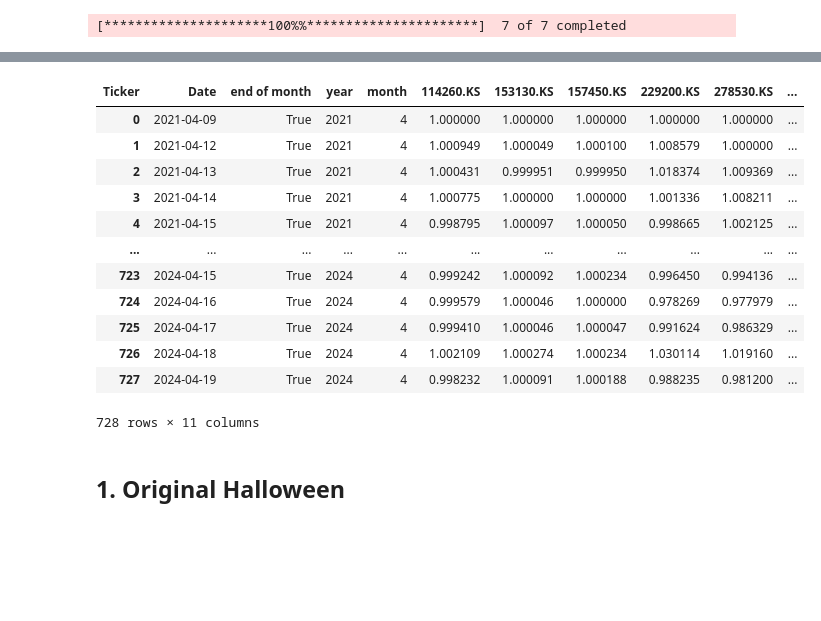
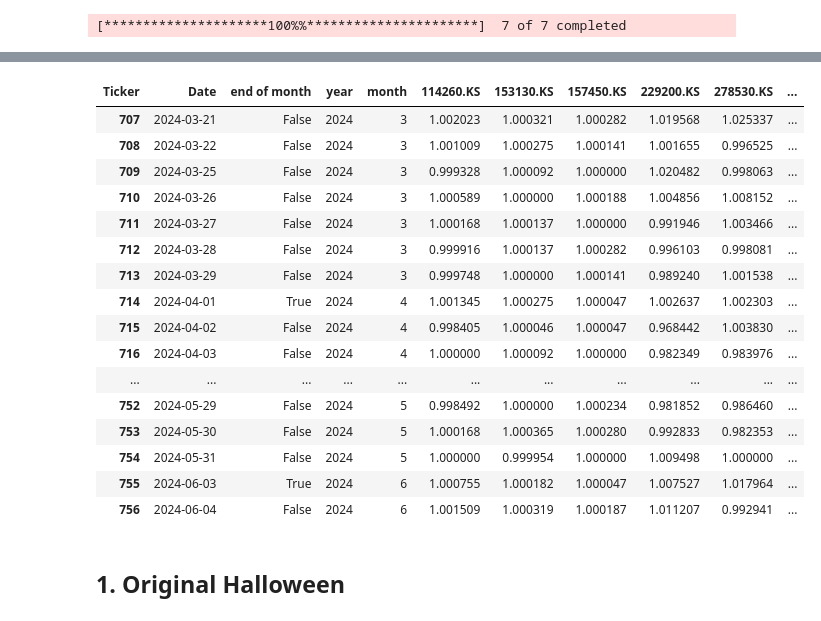
Before and after one commit to kangokseo/cqralgo, a Jupyter notebook: portfolio/utilis/Halloween_Korea.ipynb, the cells around one changed output, grey strips where cells are left out. Drawn from its saved outputs; the diff is of its cells as text; code cells hidden in the pictures; blank space fills up the shorter version.

```diff
--- a/portfolio/utilis/Halloween_Korea.ipynb
+++ b/portfolio/utilis/Halloween_Korea.ipynb
@@ -93,19 +95,23 @@ ret
 # %%
-df
+df.tail(50)
 # %% [output]
 | Ticker | Date | end of month | year | month | 114260.KS | 153130.KS | 157450.KS | 229200.KS | 278530.KS | ... |
-| 0 | 2021-04-09 | True | 2021 | 4 | 1.000000 | 1.000000 | 1.000000 | 1.000000 | 1.000000 | ... |
-| 1 | 2021-04-12 | True | 2021 | 4 | 1.000949 | 1.000049 | 1.000100 | 1.008579 | 1.000000 | ... |
-| 2 | 2021-04-13 | True | 2021 | 4 | 1.000431 | 0.999951 | 0.999950 | 1.018374 | 1.009369 | ... |
-| 3 | 2021-04-14 | True | 2021 | 4 | 1.000775 | 1.000000 | 1.000000 | 1.001336 | 1.008211 | ... |
-| 4 | 2021-04-15 | True | 2021 | 4 | 0.998795 | 1.000097 | 1.000050 | 0.998665 | 1.002125 | ... |
+| 707 | 2024-03-21 | False | 2024 | 3 | 1.002023 | 1.000321 | 1.000282 | 1.019568 | 1.025337 | ... |
+| 708 | 2024-03-22 | False | 2024 | 3 | 1.001009 | 1.000275 | 1.000141 | 1.001655 | 0.996525 | ... |
+| 709 | 2024-03-25 | False | 2024 | 3 | 0.999328 | 1.000092 | 1.000000 | 1.020482 | 0.998063 | ... |
+| 710 | 2024-03-26 | False | 2024 | 3 | 1.000589 | 1.000000 | 1.000188 | 1.004856 | 1.008152 | ... |
+| 711 | 2024-03-27 | False | 2024 | 3 | 1.000168 | 1.000137 | 1.000000 | 0.991946 | 1.003466 | ... |
+| 712 | 2024-03-28 | False | 2024 | 3 | 0.999916 | 1.000137 | 1.000282 | 0.996103 | 0.998081 | ... |
+| 713 | 2024-03-29 | False | 2024 | 3 | 0.999748 | 1.000000 | 1.000141 | 0.989240 | 1.001538 | ... |
+| 714 | 2024-04-01 | True | 2024 | 4 | 1.001345 | 1.000275 | 1.000047 | 1.002637 | 1.002303 | ... |
+| 715 | 2024-04-02 | False | 2024 | 4 | 0.998405 | 1.000046 | 1.000047 | 0.968442 | 1.003830 | ... |
+| 716 | 2024-04-03 | False | 2024 | 4 | 1.000000 | 1.000092 | 1.000000 | 0.982349 | 0.983976 | ... |
 | ... | ... | ... | ... | ... | ... | ... | ... | ... | ... | ... |
-| 723 | 2024-04-15 | True | 2024 | 4 | 0.999242 | 1.000092 | 1.000234 | 0.996450 | 0.994136 | ... |
-| 724 | 2024-04-16 | True | 2024 | 4 | 0.999579 | 1.000046 | 1.000000 | 0.978269 | 0.977979 | ... |
-| 725 | 2024-04-17 | True | 2024 | 4 | 0.999410 | 1.000046 | 1.000047 | 0.991624 | 0.986329 | ... |
-| 726 | 2024-04-18 | True | 2024 | 4 | 1.002109 | 1.000274 | 1.000234 | 1.030114 | 1.019160 | ... |
-| 727 | 2024-04-19 | True | 2024 | 4 | 0.998232 | 1.000091 | 1.000188 | 0.988235 | 0.981200 | ... |
+| 752 | 2024-05-29 | False | 2024 | 5 | 0.998492 | 1.000000 | 1.000234 | 0.981852 | 0.986460 | ... |
+| 753 | 2024-05-30 | False | 2024 | 5 | 1.000168 | 1.000365 | 1.000280 | 0.992833 | 0.982353 | ... |
+| 754 | 2024-05-31 | False | 2024 | 5 | 1.000000 | 0.999954 | 1.000000 | 1.009498 | 1.000000 | ... |
+| 755 | 2024-06-03 | True | 2024 | 6 | 1.000755 | 1.000182 | 1.000047 | 1.007527 | 1.017964 | ... |
+| 756 | 2024-06-04 | False | 2024 | 6 | 1.001509 | 1.000319 | 1.000187 | 1.011207 | 0.992941 | ... |
-728 rows × 11 columns
 # %% [markdown]
 ## 1. Original Halloween
 # %%
```
Also changed, not shown: parts of 18 cells of this notebook, 23 other files.
